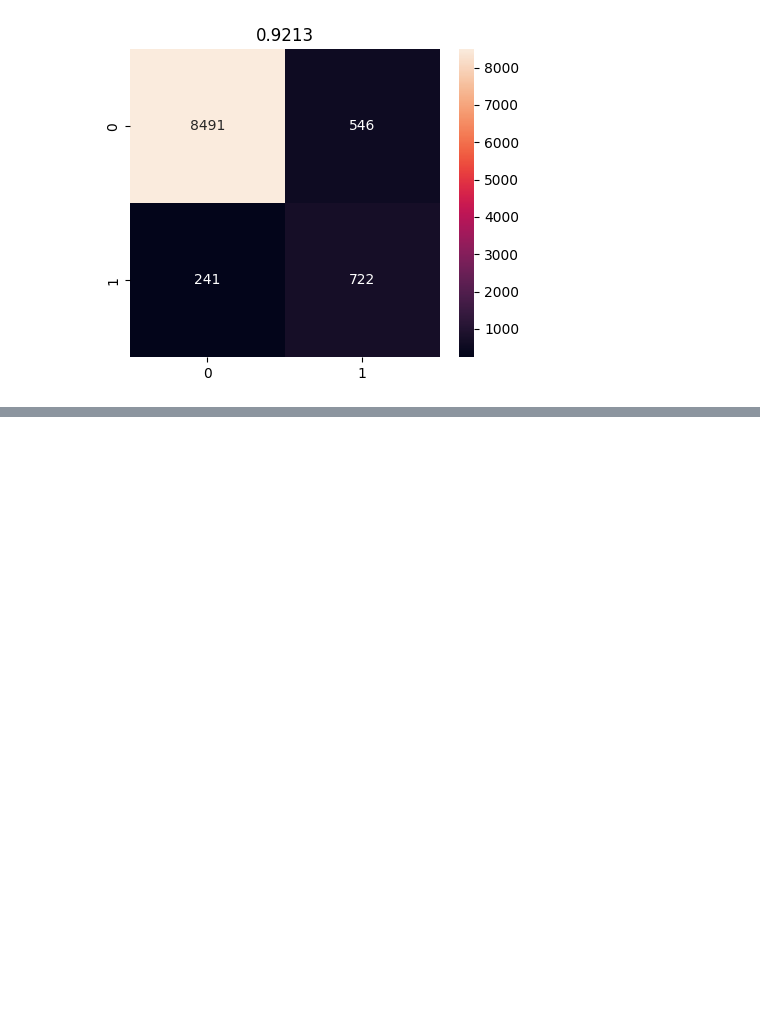
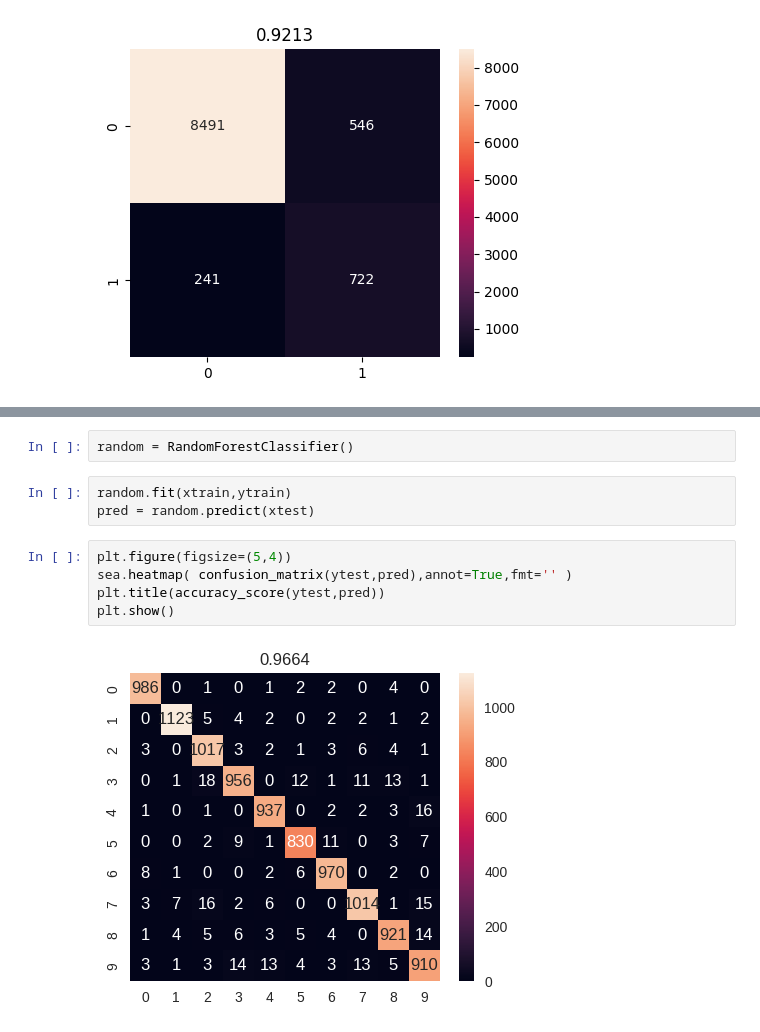
Before and after one commit to kaladabrio2020/livro-aprendizado-de-maquina-sklearn-keras-tf, a Jupyter notebook: Parte 1 - Conceitos basicos de Aprendizado de Maquina/Capitulo 3/classificacao.ipynb, the cells around one changed output, grey strips where cells are left out. Drawn from its saved outputs; the diff is of its cells as text; blank space fills up the shorter version.

```diff
--- a/Parte 1 - Conceitos basicos de Aprendizado de Maquina/Capitulo 3/classificacao.ipynb
+++ b/Parte 1 - Conceitos basicos de Aprendizado de Maquina/Capitulo 3/classificacao.ipynb
@@ -111,0 +128,12 @@ weighted avg       0.82      0.90      0.86     10000
+# %%
+random = RandomForestClassifier()
+# %%
+random.fit(xtrain,ytrain)
+pred = random.predict(xtest)
+# %%
+plt.figure(figsize=(5,4))
+sea.heatmap( confusion_matrix(ytest,pred),annot=True,fmt='' )
+plt.title(accuracy_score(ytest,pred))
+plt.show()
+# %% [output]
+[figure, added]
```
Also changed, not shown: parts of 12 cells of this notebook, 6 other files.
